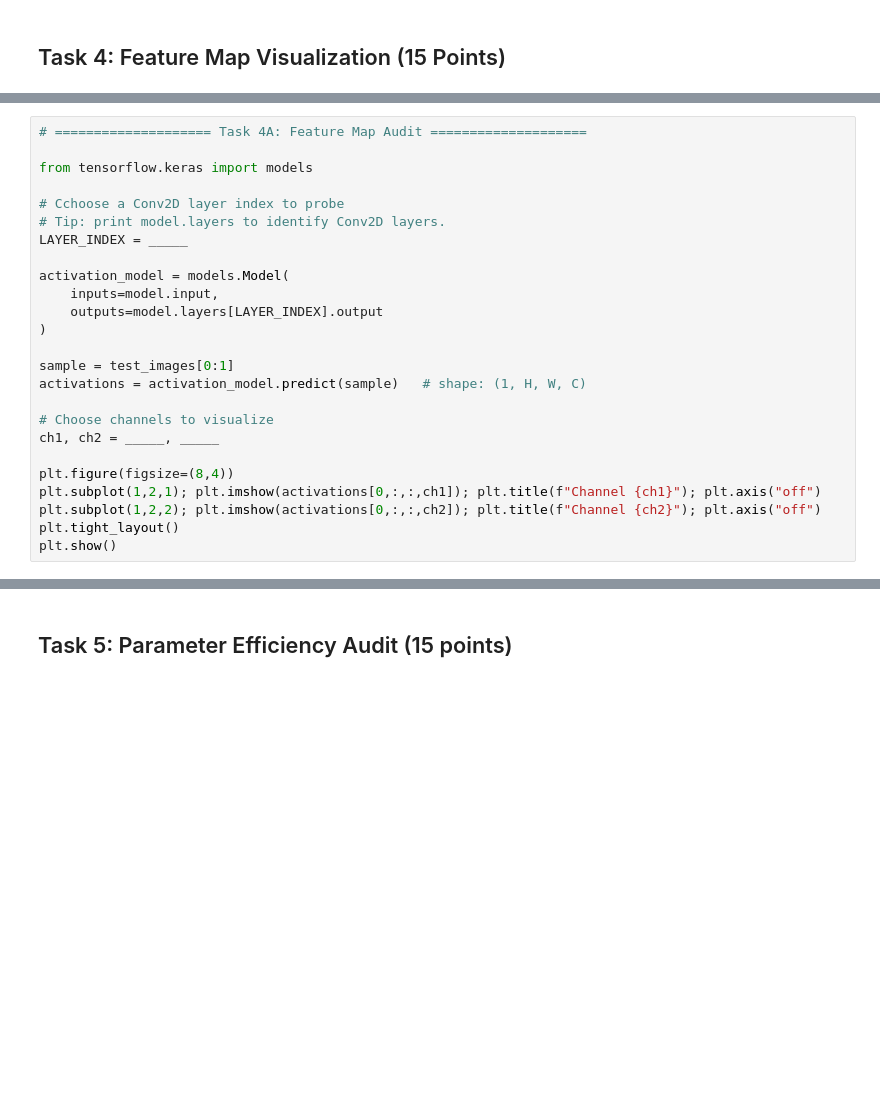
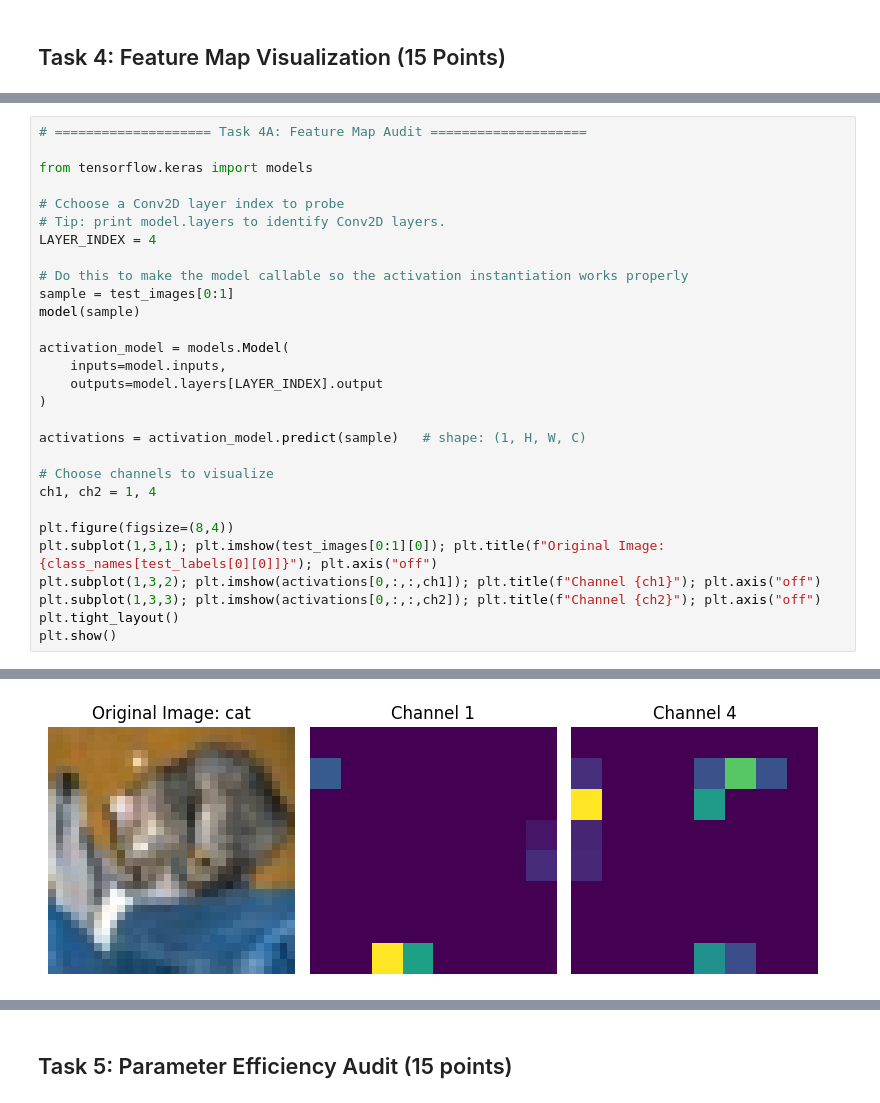
Before and after one commit to rcwaterman/DSE6212, a Jupyter notebook: Module 7/Module_7_Assignment_CNN_Image_Processing_new.ipynb, the cells around one changed output, grey strips where cells are left out. Saved outputs shown, nothing was run; the diff lists cells and outputs as text; blank space fills up the shorter version.

```diff
--- a/Module 7/Module_7_Assignment_CNN_Image_Processing_new.ipynb
+++ b/Module 7/Module_7_Assignment_CNN_Image_Processing_new.ipynb
@@ -228,22 +271,26 @@ from tensorflow.keras import models
 
 # Cchoose a Conv2D layer index to probe
 # Tip: print model.layers to identify Conv2D layers.
-LAYER_INDEX = _____
+LAYER_INDEX = 4
+
+# Do this to make the model callable so the activation instantiation works properly
+sample = test_images[0:1]
+model(sample)
 
 activation_model = models.Model(
-    inputs=model.input,
+    inputs=model.inputs,
     outputs=model.layers[LAYER_INDEX].output
 )
 
-sample = test_images[0:1]
 activations = activation_model.predict(sample)   # shape: (1, H, W, C)
 
 # Choose channels to visualize
-ch1, ch2 = _____, _____
+ch1, ch2 = 1, 4
 
 plt.figure(figsize=(8,4))
-plt.subplot(1,2,1); plt.imshow(activations[0,:,:,ch1]); plt.title(f"Channel {ch1}"); plt.axis("off")
-plt.subplot(1,2,2); plt.imshow(activations[0,:,:,ch2]); plt.title(f"Channel {ch2}"); plt.axis("off")
+plt.subplot(1,3,1); plt.imshow(test_images[0:1][0]); plt.title(f"Original Image: {class_names[test_labels[0][0]]}"); plt.axis("off")
+plt.subplot(1,3,2); plt.imshow(activations[0,:,:,ch1]); plt.title(f"Channel {ch1}"); plt.axis("off")
+plt.subplot(1,3,3); plt.imshow(activations[0,:,:,ch2]); plt.title(f"Channel {ch2}"); plt.axis("off")
 plt.tight_layout()
 plt.show()
 # %% [output]
@@ -251,3 +298,4 @@ NameError: name '_____' is not defined
+[figure, added]
 # %%
 # ==================== Helper: Grid Visualization ====================
 # Use this to see ALL filters in a layer to find the "Cat Ear"
```
Also changed, not shown: parts of 18 cells of this notebook.
